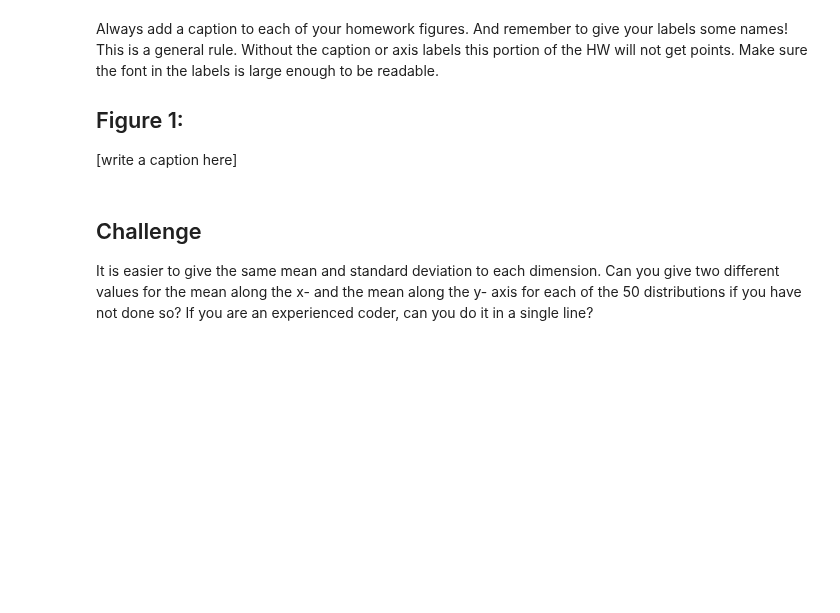
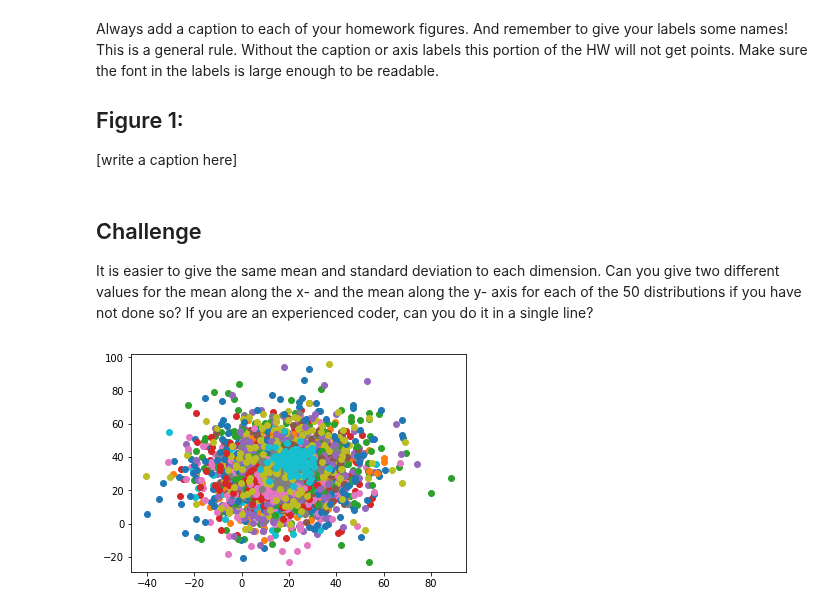
Before and after one commit to qiuyliu/PUI2017_uc288, a Jupyter notebook: HW1_uc288/HW1_3_uc288.ipynb, the cells around one changed output. Cells and saved outputs as stored; diff of their text form; code cells hidden in the pictures; blank space fills up the shorter version.

```diff
--- a/HW1_uc288/HW1_3_uc288.ipynb
+++ b/HW1_uc288/HW1_3_uc288.ipynb
@@ -118,0 +104,5 @@ It is easier to give the same mean and standard deviation to each dimension. Can
+# %%
+for i in range(50):
+    pl.plot(ReprRandAll[i,0], ReprRandAll[i,1], 'o')
+# %% [output]
+[figure, added]
```
Also changed, not shown: parts of 5 cells of this notebook.
